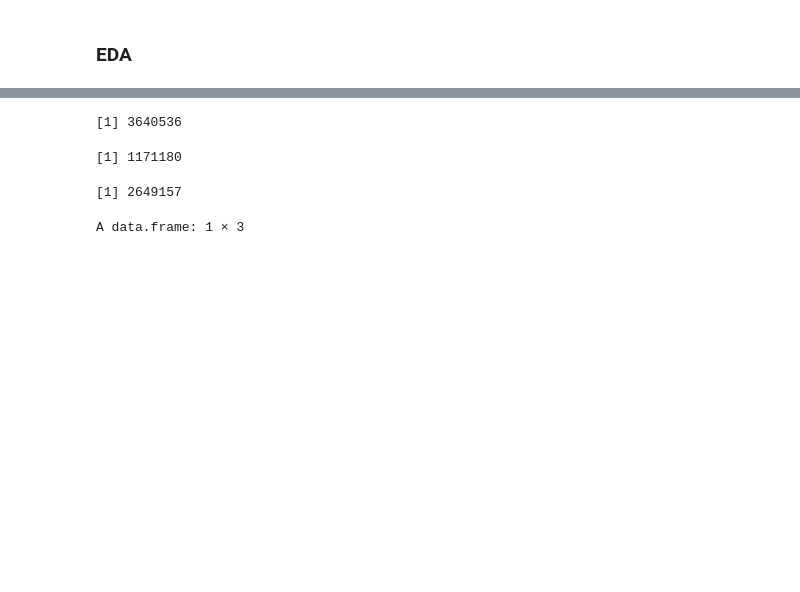
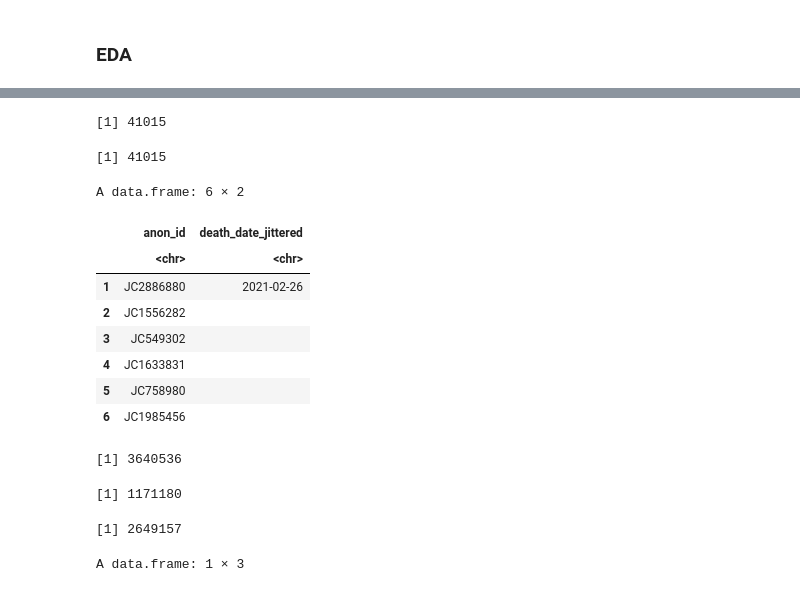
Before and after one commit to Minh084/TDA, a Jupyter notebook: shc2021/EDA_R.ipynb, the cells around one changed output, grey strips where cells are left out. Saved outputs shown, nothing was run; the diff lists cells and outputs as text; code cells hidden in the pictures; blank space fills up the shorter version.

```diff
--- a/shc2021/EDA_R.ipynb
+++ b/shc2021/EDA_R.ipynb
@@ -40,3 +37,22 @@ options(repr.matrix.max.rows=350, repr.matrix.max.cols=30)
+# %%
+demo_deaths <- read.csv(file.path(datadir, "cohort3_demo_deaths_2021.csv"))
+nrow(demo_deaths)
+length(unique(demo_deaths$anon_id))
+# %% [output]
+[1] 41015
+[1] 41015
+# %%
+head(demo_deaths)
+# %% [output]
+A data.frame: 6 × 2
+|  | anon_id | death_date_jittered |
+|  | <chr> | <chr> |
+| 1 | JC2886880 | 2021-02-26 |
+| 2 | JC1556282 |  |
+| 3 | JC549302 |  |
+| 4 | JC1633831 |  |
+| 5 | JC758980 |  |
+| 6 | JC1985456 |  |
 # %%
 dx <- read.csv(file.path(datadir, "diagnosis_2021.csv")) # %>% mutate(admit_time = ymd_hms(admit_time))
 nrow(dx) #3640536
```
Also changed, not shown: parts of 3 cells of this notebook, 4 other files.
